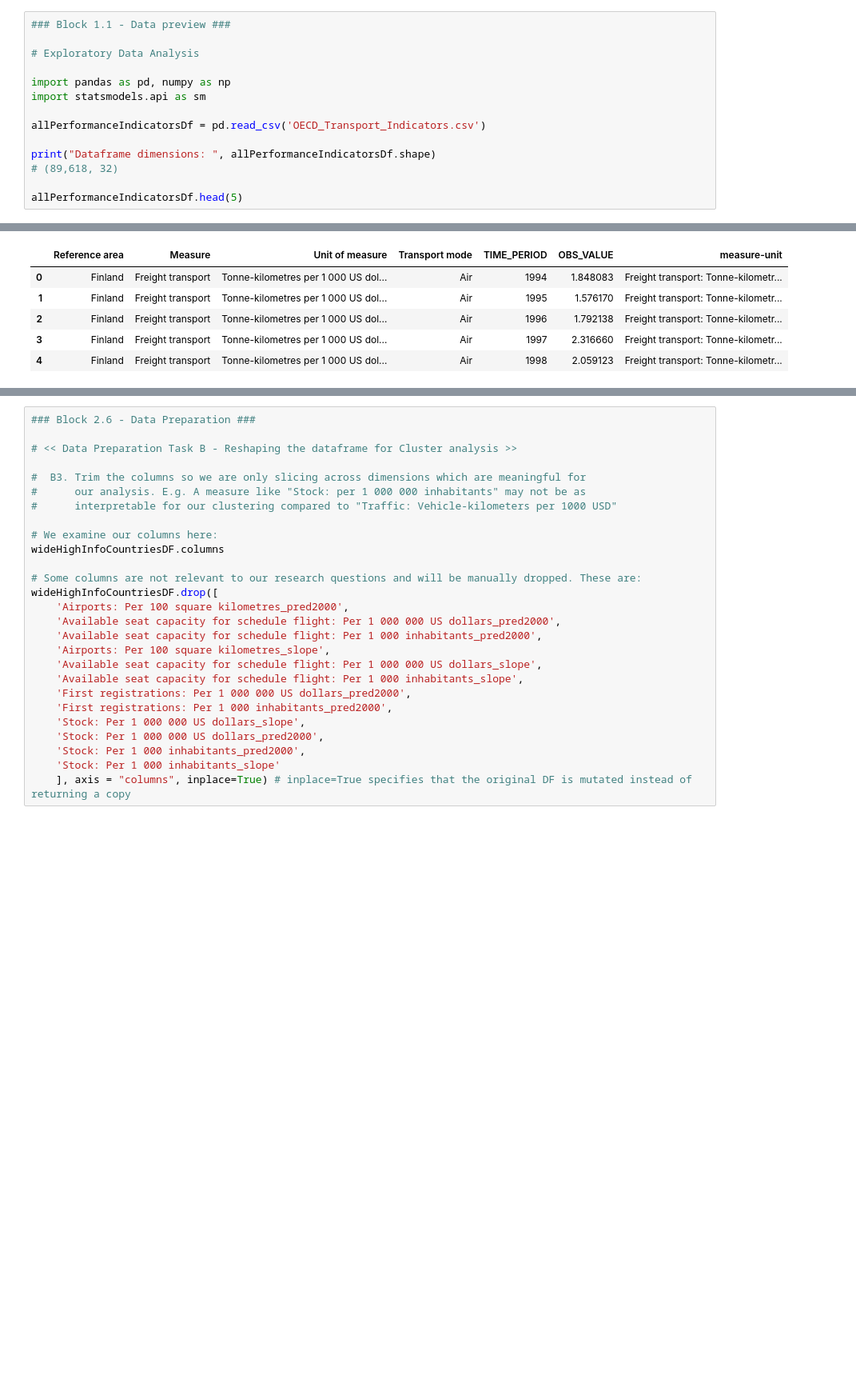
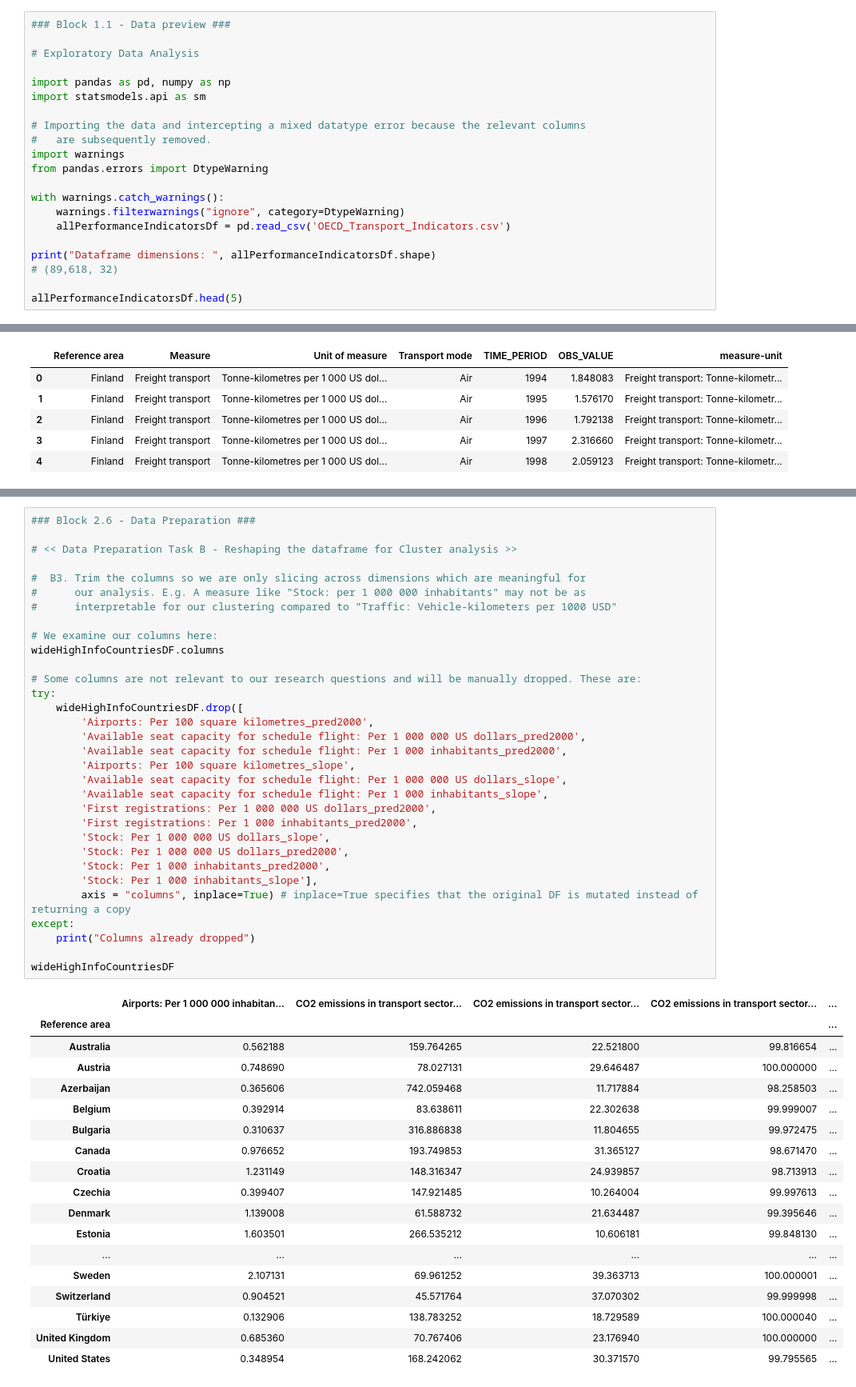
Before and after one commit to ayeachuri/transport_investment_analytics, a Jupyter notebook: E-Commerce Analytics.ipynb, the cells around one changed output, grey strips where cells are left out. Shown at 80% size. Saved outputs shown, nothing was run; the diff lists cells and outputs as text; blank space fills up the shorter version.

Commit message:
Cleaning up import error messages; added a try-except to drop-columns

```diff
--- a/E-Commerce Analytics.ipynb
+++ b/E-Commerce Analytics.ipynb
@@ -126,7 +126,14 @@ infrastructure equipment activity safety traffic economic and social environment
 import pandas as pd, numpy as np
 import statsmodels.api as sm
 
-allPerformanceIndicatorsDf = pd.read_csv('OECD_Transport_Indicators.csv')
+# Importing the data and intercepting a mixed datatype error because the relevant columns
+#   are subsequently removed.
+import warnings
+from pandas.errors import DtypeWarning
+
+with warnings.catch_warnings():
+    warnings.filterwarnings("ignore", category=DtypeWarning)
+    allPerformanceIndicatorsDf = pd.read_csv('OECD_Transport_Indicators.csv')
 
 print("Dataframe dimensions: ", allPerformanceIndicatorsDf.shape)
 # (89,618, 32)
@@ -593,28 +611,51 @@ True - The aggregation consolidated Transport modes.
 # %%
 ### Block 2.6 - Data Preparation ###
 
 # << Data Preparation Task B - Reshaping the dataframe for Cluster analysis >>
 
 #  B3. Trim the columns so we are only slicing across dimensions which are meaningful for
 #      our analysis. E.g. A measure like "Stock: per 1 000 000 inhabitants" may not be as
 #      interpretable for our clustering compared to "Traffic: Vehicle-kilometers per 1000 USD"
 
 # We examine our columns here:
 wideHighInfoCountriesDF.columns
 
 # Some columns are not relevant to our research questions and will be manually dropped. These are:
-wideHighInfoCountriesDF.drop([
-    'Airports: Per 100 square kilometres_pred2000',
-    'Available seat capacity for schedule flight: Per 1 000 000 US dollars_pred2000',
-    'Available seat capacity for schedule flight: Per 1 000 inhabitants_pred2000',
-    'Airports: Per 100 square kilometres_slope',
-    'Available seat capacity for schedule flight: Per 1 000 000 US dollars_slope',
-    'Available seat capacity for schedule flight: Per 1 000 inhabitants_slope',
-    'First registrations: Per 1 000 000 US dollars_pred2000',
-    'First registrations: Per 1 000 inhabitants_pred2000',
-    'Stock: Per 1 000 000 US dollars_slope',
-    'Stock: Per 1 000 000 US dollars_pred2000',
-    'Stock: Per 1 000 inhabitants_pred2000',
-    'Stock: Per 1 000 inhabitants_slope'
-    ], axis = "columns", inplace=True) # inplace=True specifies that the original DF is mutated instead of returning a copy
+try:
+    wideHighInfoCountriesDF.drop([
+        'Airports: Per 100 square kilometres_pred2000',
+        'Available seat capacity for schedule flight: Per 1 000 000 US dollars_pred2000',
+        'Available seat capacity for schedule flight: Per 1 000 inhabitants_pred2000',
+        'Airports: Per 100 square kilometres_slope',
+        'Available seat capacity for schedule flight: Per 1 000 000 US dollars_slope',
+        'Available seat capacity for schedule flight: Per 1 000 inhabitants_slope',
+        'First registrations: Per 1 000 000 US dollars_pred2000',
+        'First registrations: Per 1 000 inhabitants_pred2000',
+        'Stock: Per 1 000 000 US dollars_slope',
+        'Stock: Per 1 000 000 US dollars_pred2000',
+        'Stock: Per 1 000 inhabitants_pred2000',
+        'Stock: Per 1 000 inhabitants_slope'],
+        axis = "columns", inplace=True) # inplace=True specifies that the original DF is mutated instead of returning a copy
+except:
+    print("Columns already dropped")
+
+wideHighInfoCountriesDF
 # %% [output]
+|  | Airports: Per 1 000 000 inhabitan... | CO2 emissions in transport sector... | CO2 emissions in transport sector... | CO2 emissions in transport sector... | ... |
+| Reference area |  |  |  |  | ... |
+| Australia | 0.562188 | 159.764265 | 22.521800 | 99.816654 | ... |
+| Austria | 0.748690 | 78.027131 | 29.646487 | 100.000000 | ... |
+| Azerbaijan | 0.365606 | 742.059468 | 11.717884 | 98.258503 | ... |
+| Belgium | 0.392914 | 83.638611 | 22.302638 | 99.999007 | ... |
+| Bulgaria | 0.310637 | 316.886838 | 11.804655 | 99.972475 | ... |
+| Canada | 0.976652 | 193.749853 | 31.365127 | 98.671470 | ... |
+| Croatia | 1.231149 | 148.316347 | 24.939857 | 98.713913 | ... |
+| Czechia | 0.399407 | 147.921485 | 10.264004 | 99.997613 | ... |
+| Denmark | 1.139008 | 61.588732 | 21.634487 | 99.395646 | ... |
+| Estonia | 1.603501 | 266.535212 | 10.606181 | 99.848130 | ... |
+| ... | ... | ... | ... | ... | ... |
+| Sweden | 2.107131 | 69.961252 | 39.363713 | 100.000001 | ... |
+| Switzerland | 0.904521 | 45.571764 | 37.070302 | 99.999998 | ... |
+| Türkiye | 0.132906 | 138.783252 | 18.729589 | 100.000040 | ... |
+| United Kingdom | 0.685360 | 70.767406 | 23.176940 | 100.000000 | ... |
+| United States | 0.348954 | 168.242062 | 30.371570 | 99.795565 | ... |
```
Also changed, not shown: parts of 3 cells of this notebook.
